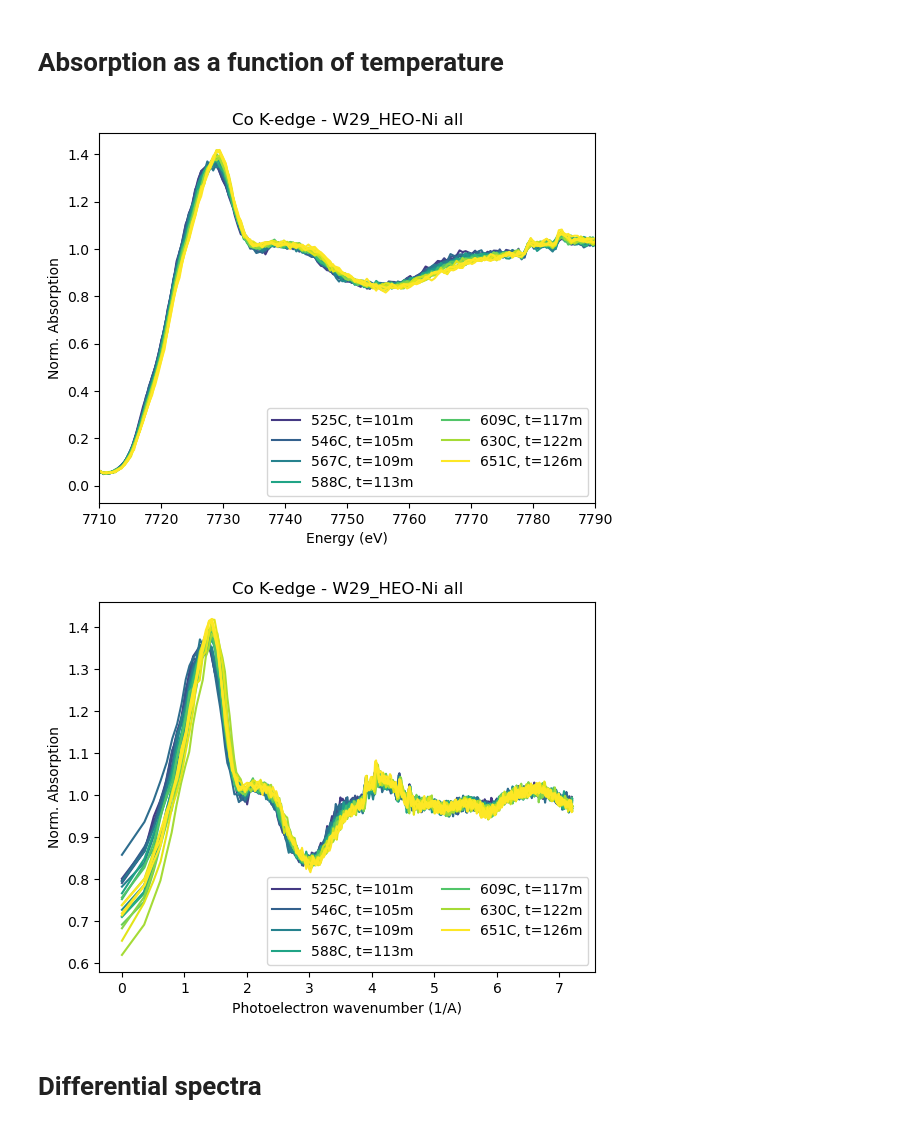
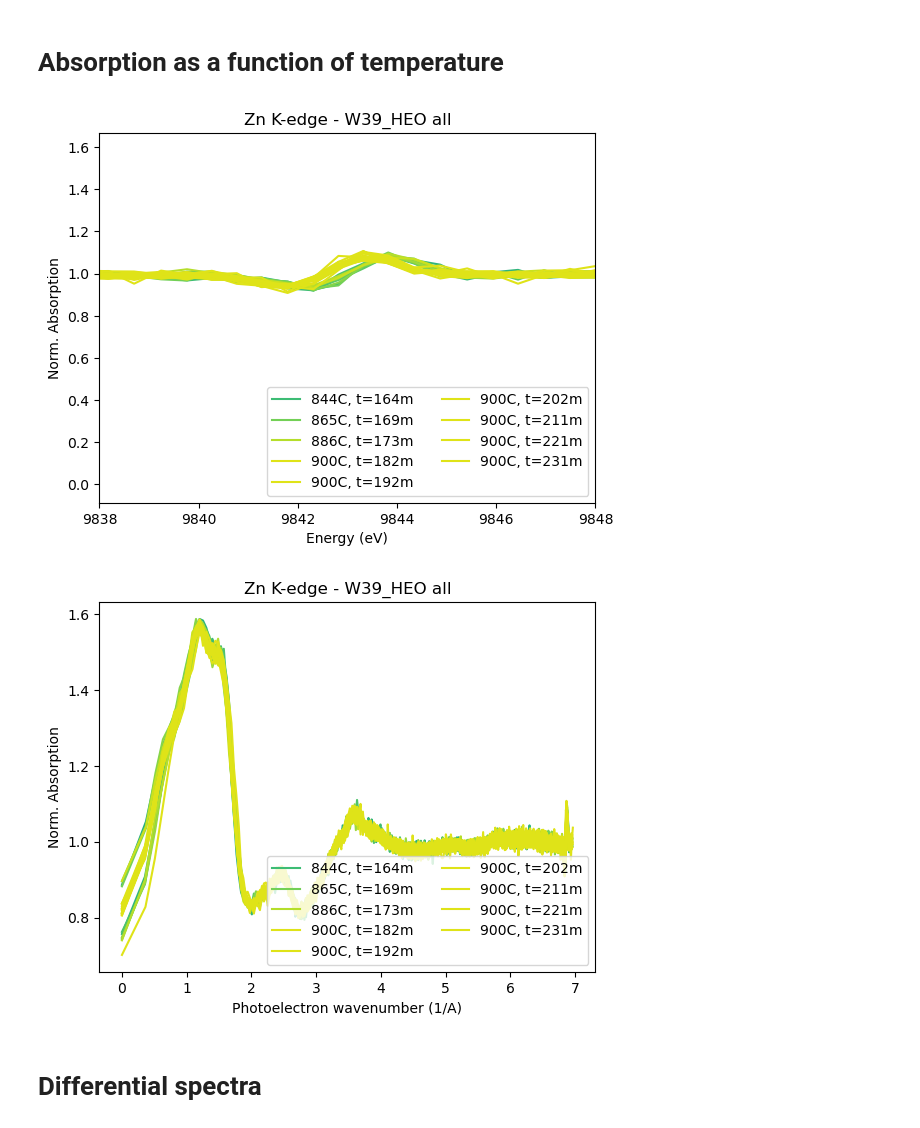
Before and after one commit to Certaingemstone/heo-xas-xrd, a Jupyter notebook: xas-time-evolution-bm23.ipynb, the cells around one changed output. Saved outputs shown, nothing was run; the diff lists cells and outputs as text; code cells hidden in the pictures.

```diff
--- a/xas-time-evolution-bm23.ipynb
+++ b/xas-time-evolution-bm23.ipynb
@@ -152,16 +152,19 @@ Mapping to 599 points from spectra up to 599 long
 # %% [markdown]
 # Absorption as a function of temperature
 # %%
-elem = 'Co'
-name = 'W29_HEO-Ni'
+elem = 'Zn'
+name = 'W39_HEO'
+
+# stuff to select what spectra to plot
 condition = 'all' # 'heating' 'cooling' 'plateau' 'all' # choose spectra based on their temperature relative to previous
 threshold = 6 # deg.C between adjacent spectra to decide whether heating/cooling is occurring
-T_min = 500
-T_max = 650
-# time_min = 100 # this is only used if the appropriate "Condition to plot" line in plotspec() is uncommented
-# time_max = 130
+T_min = 700
+T_max = 910
+time_min = 160
+time_max = 300
 stride = 1
-label_stride = 5 if condition == 'cooling' else 20 # modify this to suit your needs
+#label_stride = 5 if condition == 'cooling' else 20 # modify this to suit your needs
+label_stride = 3
 
 if elem == 'Co':
     selected_data = CoSpecs[name]
@@ -200,42 +203,43 @@ def plotspec(mode='E'):
         if i < 3 or c1 or c2 or c3:
             continue
 
-        # Condition to plot ### UNCOMMENT THE ONE WE WANT TO USE ###
-        if g.temperature > T_min and g.temperature < T_max and i % stride == 0:
-        # if minutes > time_min and minutes < time_max:
+        ### UNCOMMENT THE ONE WE WANT TO USE ###
+        # Condition to plot
+        in_temp_window = g.temperature > T_min and g.temperature < T_max
+        in_time_window = minutes > time_min and minutes < time_max
+
+        if in_temp_window and in_time_window and i % stride == 0:
             colorkey = (g.temperature - T_min) / T_range
             x = E_to_k(g.energy, g.e0) if mode == 'k' else g.energy
             l = f'{g.temperature:.0f}C, t={minutes}m' if i % (stride * label_stride) == 0 else None
             plt.plot(x, g.norm, label=l, color=cmap(colorkey))
 
     # as a side effect (yes, this is bad software design) also remove poorly normalized groups from selected_data
     for bad in condemned_groups:
         selected_data.remove(bad)
 
 plotspec(mode='E')
-
 plt.title(title)
-plt.xlim(left=edges[elem] - 20)
+plt.xlim(left=edges[elem] + 180, right=edges[elem] + 190)
 # plt.xlim(7710, 7790)
 plt.xlabel('Energy (eV)')
 plt.ylabel('Norm. Absorption')
 # plt.ylim((y_min, y_max))
 plt.legend(ncol=2,loc='lower right')
 # plt.savefig(os.path.join('Output/BM23/diffs', title), dpi=300)
 plt.show()
 
 plotspec(mode='k')
-
 plt.title(title)
 plt.xlabel('Photoelectron wavenumber (1/A)')
 plt.ylabel('Norm. Absorption')
 # plt.ylim((y_min, y_max))
 plt.legend(ncol=2,loc='lower right')
 # plt.savefig(os.path.join('Output/BM23/diffs', title + '_k'), dpi=300)
 plt.show()
 # %% [output]
-[figure, old version]
+[figure, new version]
-[figure, old version]
+[figure, new version]
 # %% [markdown]
 # Differential spectra
 # %%
```
Also changed, not shown: 2 other files.
